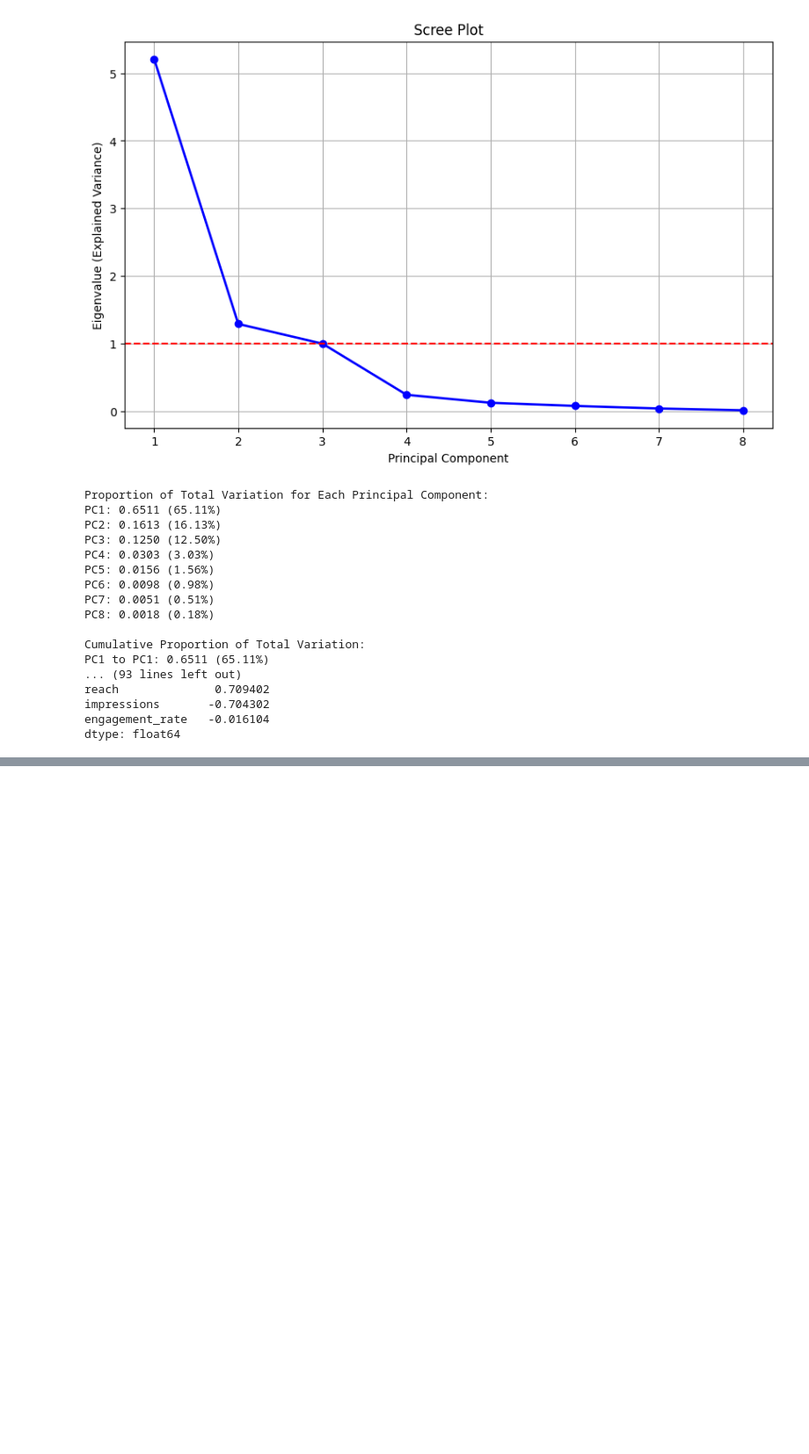
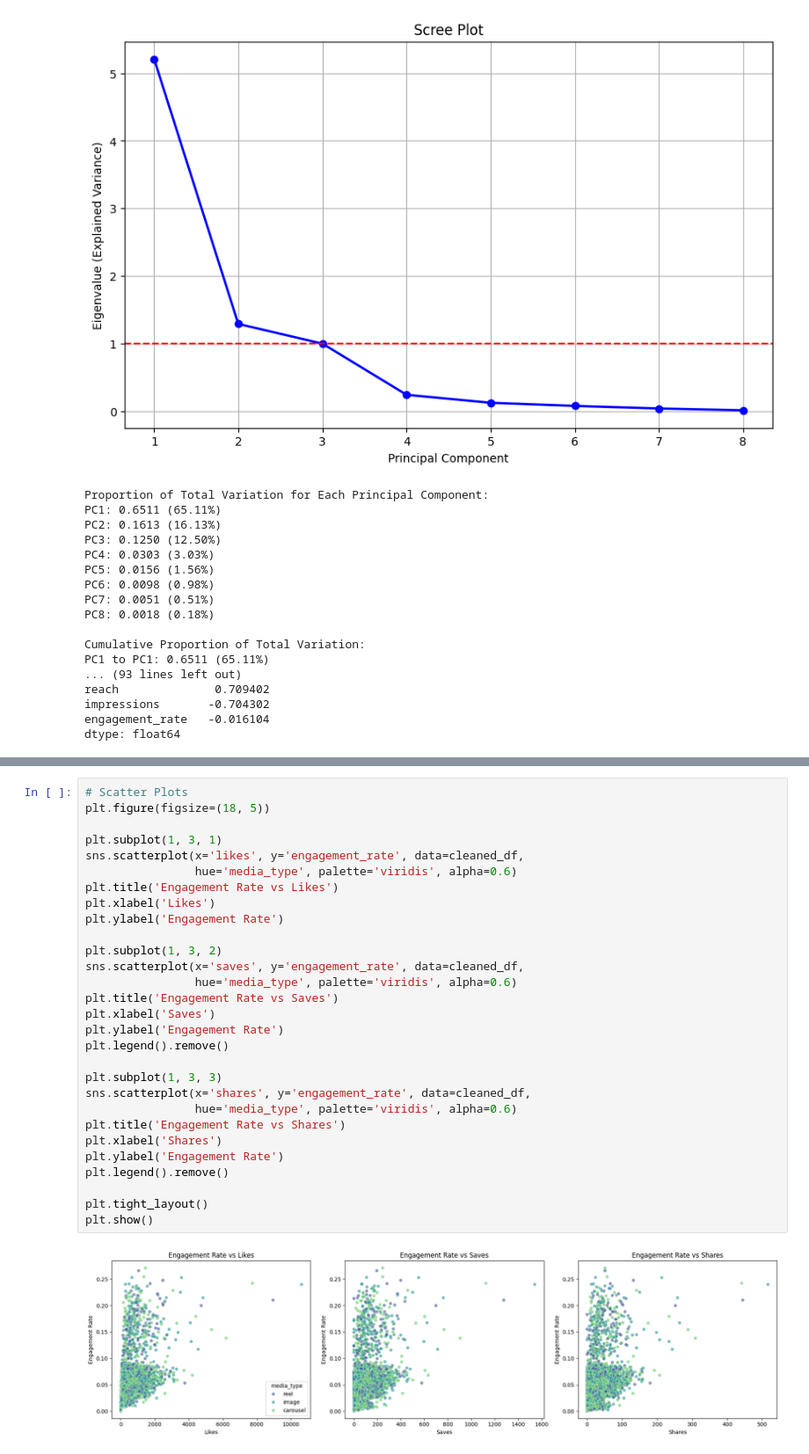
Before and after one commit to RajithmaHaseli/Instagram-Engagement-Analysis, a Jupyter notebook: instagram_analysis (1).ipynb, the cells around one changed output, grey strips where cells are left out. Shown at 88% size. Drawn from its saved outputs; the diff is of its cells as text; blank space fills up the shorter version.

```diff
--- a/instagram_analysis (1).ipynb
+++ b/instagram_analysis (1).ipynb
@@ -236,0 +291,31 @@ dtype: float64
+# %%
+# Scatter Plots
+plt.figure(figsize=(18, 5))
+
+plt.subplot(1, 3, 1)
+sns.scatterplot(x='likes', y='engagement_rate', data=cleaned_df,
+                hue='media_type', palette='viridis', alpha=0.6)
+plt.title('Engagement Rate vs Likes')
+plt.xlabel('Likes')
+plt.ylabel('Engagement Rate')
+
+plt.subplot(1, 3, 2)
+sns.scatterplot(x='saves', y='engagement_rate', data=cleaned_df,
+                hue='media_type', palette='viridis', alpha=0.6)
+plt.title('Engagement Rate vs Saves')
+plt.xlabel('Saves')
+plt.ylabel('Engagement Rate')
+plt.legend().remove()
+
+plt.subplot(1, 3, 3)
+sns.scatterplot(x='shares', y='engagement_rate', data=cleaned_df,
+                hue='media_type', palette='viridis', alpha=0.6)
+plt.title('Engagement Rate vs Shares')
+plt.xlabel('Shares')
+plt.ylabel('Engagement Rate')
+plt.legend().remove()
+
+plt.tight_layout()
+plt.show()
+# %% [output]
+[figure, added]
```
Also changed, not shown: parts of 3 cells of this notebook.
